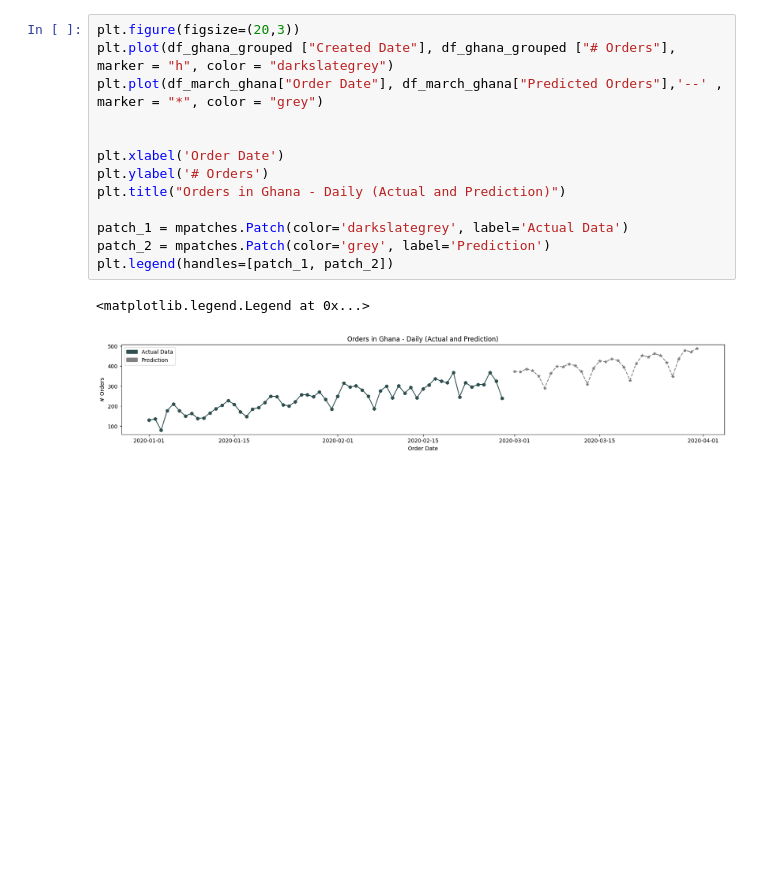
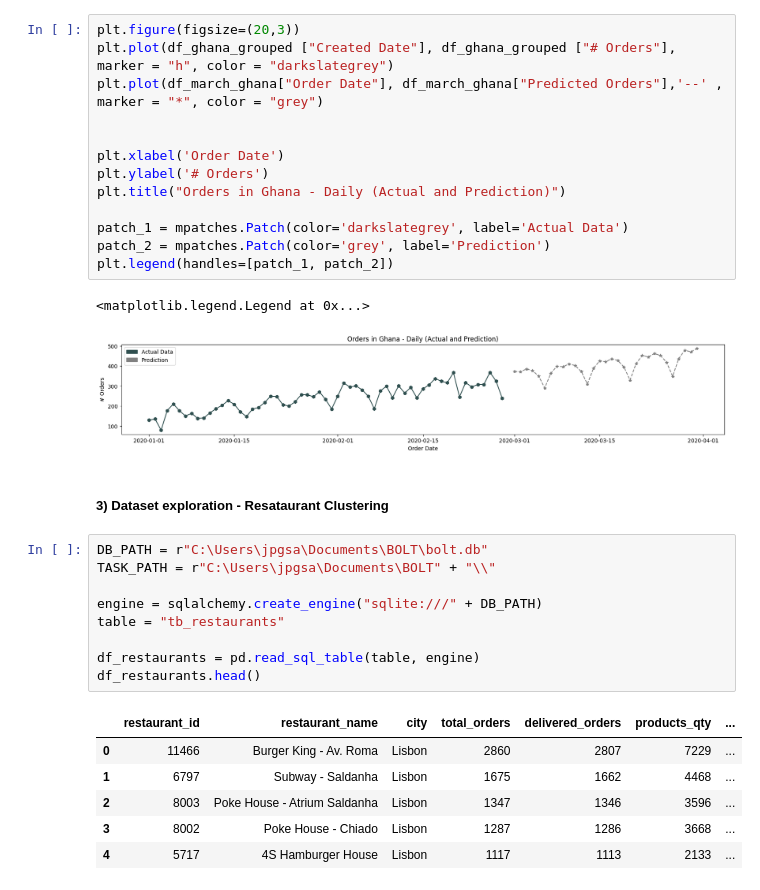
Before and after one commit to jsamu1994/data-challenge-jan-2024, a Jupyter notebook: python_files/exploring_dataset_2.ipynb, the cells around one changed output. Cells and saved outputs as stored; diff of their text form; blank space fills up the shorter version.

Commit message:
new explorations

```diff
--- a/python_files/exploring_dataset_2.ipynb
+++ b/python_files/exploring_dataset_2.ipynb
@@ -447,3 +452,21 @@ plt.legend(handles=[patch_1, patch_2])
 # %% [output]
 <matplotlib.legend.Legend at 0x...>
 [figure]
+# %% [markdown]
+##### 3) Dataset exploration - Resataurant Clustering
+# %%
+DB_PATH = r"C:\Users\jpgsa\Documents\BOLT\bolt.db"
+TASK_PATH = r"C:\Users\jpgsa\Documents\BOLT" + "\\"
+
+engine = sqlalchemy.create_engine("sqlite:///" + DB_PATH)
+table = "tb_restaurants"
+
+df_restaurants = pd.read_sql_table(table, engine)
+df_restaurants.head()
+# %% [output]
+|  | restaurant_id | restaurant_name | city | total_orders | delivered_orders | products_qty | ... |
+| 0 | 11466 | Burger King - Av. Roma | Lisbon | 2860 | 2807 | 7229 | ... |
+| 1 | 6797 | Subway - Saldanha | Lisbon | 1675 | 1662 | 4468 | ... |
+| 2 | 8003 | Poke House - Atrium Saldanha | Lisbon | 1347 | 1346 | 3596 | ... |
+| 3 | 8002 | Poke House - Chiado | Lisbon | 1287 | 1286 | 3668 | ... |
+| 4 | 5717 | 4S Hamburger House | Lisbon | 1117 | 1113 | 2133 | ... |
```
Also changed, not shown: parts of 3 cells of this notebook, 6 other files.
